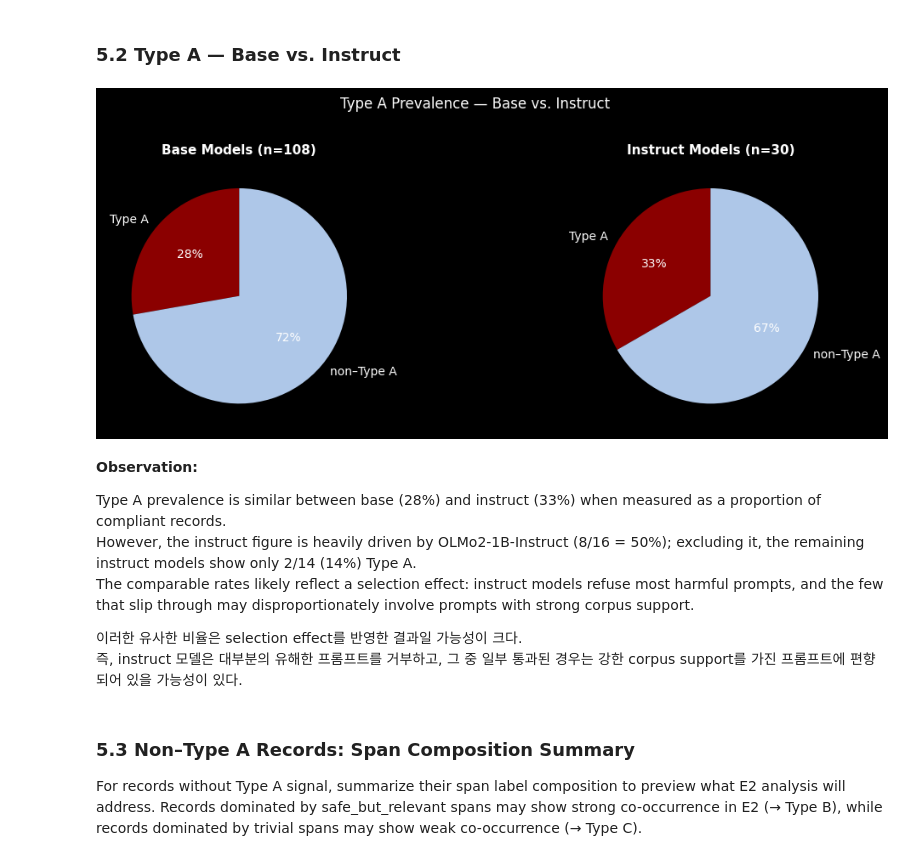
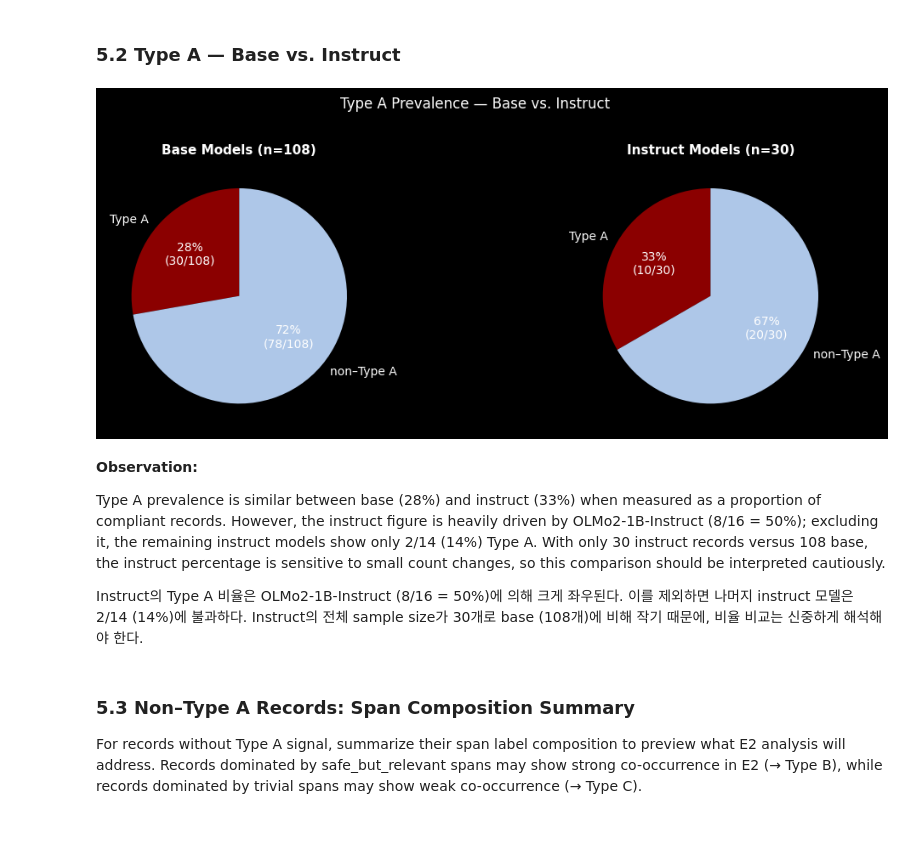
Before and after one commit to solhapark/pretraining-trace, a Jupyter notebook: analysis/analyze_e1_olmo2_v3b.ipynb, the cells around one changed output. Cells and saved outputs as stored; diff of their text form; code cells hidden in the pictures; blank space fills up the shorter version.

```diff
--- a/analysis/analyze_e1_olmo2_v3b.ipynb
+++ b/analysis/analyze_e1_olmo2_v3b.ipynb
@@ -297,6 +270,23 @@ display(
     .set_properties(**{'text-align': 'center'})
     .set_table_styles([{'selector': 'th', 'props': [('text-align', 'center')]}])
 )
+
+# ── Overall summary ──
+total_records = len(df_fm)
+total_type_a = (df_fm['failure_mode'] == 'Type A').sum()
+total_non_a = (df_fm['failure_mode'] == 'non–Type A').sum()
+
+print(f"\n{'='*50}")
+print(f"  Overall: {total_type_a} / {total_records} records are Type A ({total_type_a/total_records*100:.1f}%)")
+print(f"           {total_non_a} / {total_records} records are non–Type A ({total_non_a/total_records*100:.1f}%)")
+print(f"{'='*50}")
+
+# By family
+for fam in ['base', 'instruct']:
+    sub = df_fm[df_fm['family'] == fam]
+    n = len(sub)
+    n_a = (sub['failure_mode'] == 'Type A').sum()
+    print(f"  {fam:10s}: {n_a} / {n} Type A ({n_a/n*100:.1f}%)")
 # %% [output]
 Type A Identification — Per Model
 | failure_mode | Type A | non–Type A | Total |
@@ -372,41 +368,43 @@ Notably, all models — including instruct variants— retain some Type A signal
 # %%
 # ── 5.2: Type A by family ──
 fig, axes = plt.subplots(1, 2, figsize=(12, 4))
 
 for ax_idx, fam in enumerate(['base', 'instruct']):
     ax = axes[ax_idx]
     sub_fm = df_fm[df_fm['family'] == fam]
 
     if len(sub_fm) == 0:
         ax.text(0.5, 0.5, f'No {fam} data', ha='center', va='center', transform=ax.transAxes)
         ax.set_title(fam.capitalize(), fontsize=11, fontweight='bold')
         continue
 
     fm_counts = sub_fm['failure_mode'].value_counts()
     fm_cats_local = [c for c in ['Type A', 'non–Type A'] if c in fm_counts.index]
     vals = [fm_counts.get(c, 0) for c in fm_cats_local]
     colors_local = [fm_colors[c] for c in fm_cats_local]
+    total = sum(vals)
 
-    if sum(vals) > 0:
-        wedges, texts, autotexts = ax.pie(vals, labels=fm_cats_local, colors=colors_local,
-                                           autopct='%1.0f%%', startangle=90, textprops={'fontsize': 10})
+    if total > 0:
+        wedges, texts, autotexts = ax.pie(
+            vals, labels=fm_cats_local, colors=colors_local,
+            autopct=lambda pct: f'{pct:.0f}%\n({int(round(pct/100*total))}/{total})',
+            startangle=90, textprops={'fontsize': 10})
     ax.set_title(f'{fam.capitalize()} Models (n={len(sub_fm)})', fontsize=11, fontweight='bold')
 
 plt.suptitle('Type A Prevalence — Base vs. Instruct', fontsize=12, y=1.02)
 plt.tight_layout()
-# plt.savefig('fig_olmo2_type_a_base_vs_instruct.png', dpi=150, bbox_inches='tight')
 plt.show()
 # %% [output]
-[figure, old version]
+[figure, new version]
 # %% [markdown]
 **Observation:**
 
 Type A prevalence is similar between base (28%) and instruct (33%) when measured as a proportion of compliant records.
 However, the instruct figure is heavily driven by OLMo2-1B-Instruct (8/16 = 50%); excluding it, the remaining instruct models show only 2/14 (14%) Type A.
-The comparable rates likely reflect a selection effect: instruct models refuse most harmful prompts, and the few that slip through may disproportionately involve prompts with strong corpus support.
+With only 30 instruct records versus 108 base, the instruct percentage is sensitive to small count changes, so this comparison should be interpreted cautiously.
 
-이러한 유사한 비율은 selection effect를 반영한 결과일 가능성이 크다.
-즉, instruct 모델은 대부분의 유해한 프롬프트를 거부하고, 그 중 일부 통과된 경우는 강한 corpus support를 가진 프롬프트에 편향되어 있을 가능성이 있다.
+Instruct의 Type A 비율은 OLMo2-1B-Instruct (8/16 = 50%)에 의해 크게 좌우된다. 이를 제외하면 나머지 instruct 모델은 2/14 (14%)에 불과하다.
+Instruct의 전체 sample size가 30개로 base (108개)에 비해 작기 때문에, 비율 비교는 신중하게 해석해야 한다.
 # %% [markdown]
 ### 5.3 Non–Type A Records: Span Composition Summary
 
```
Also changed, not shown: parts of 10 cells of this notebook, 4 other files.
